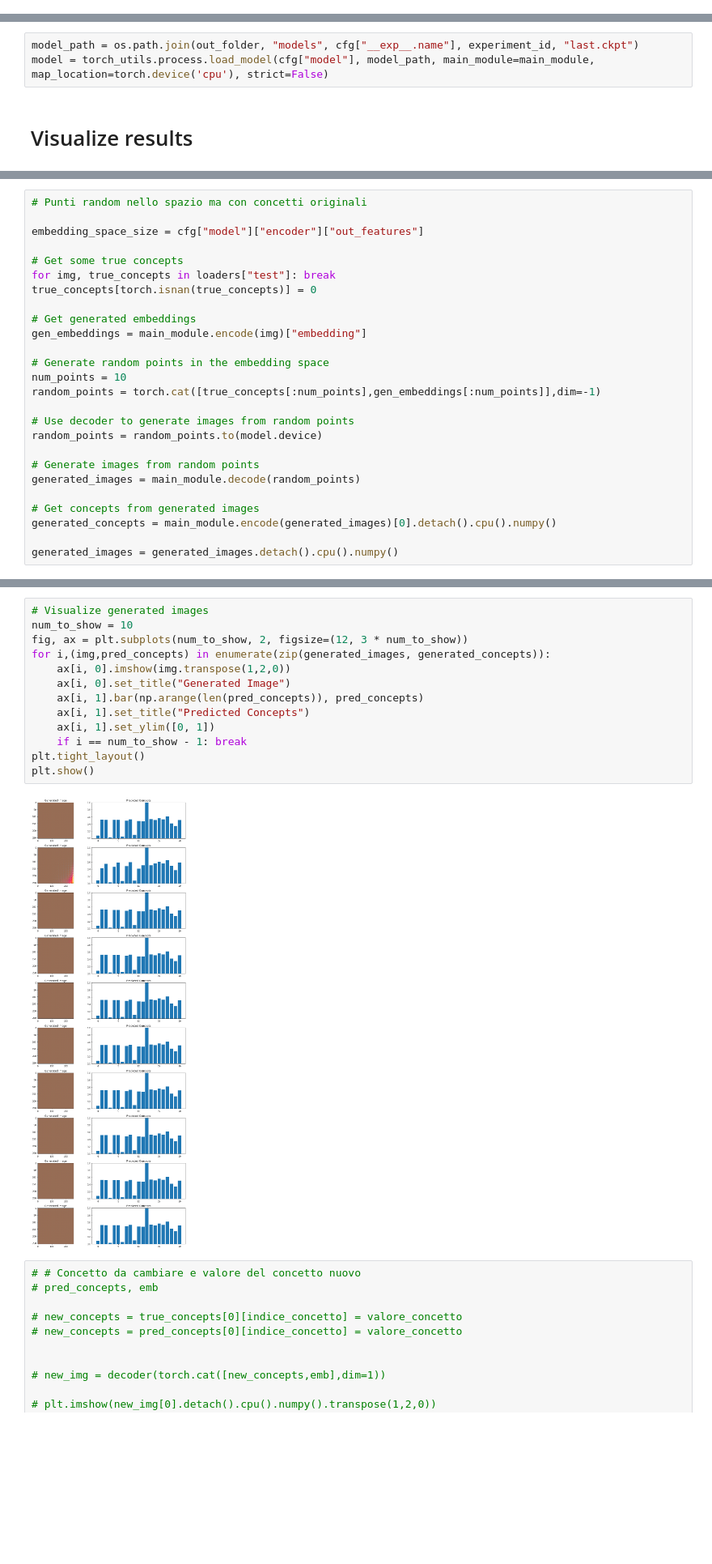
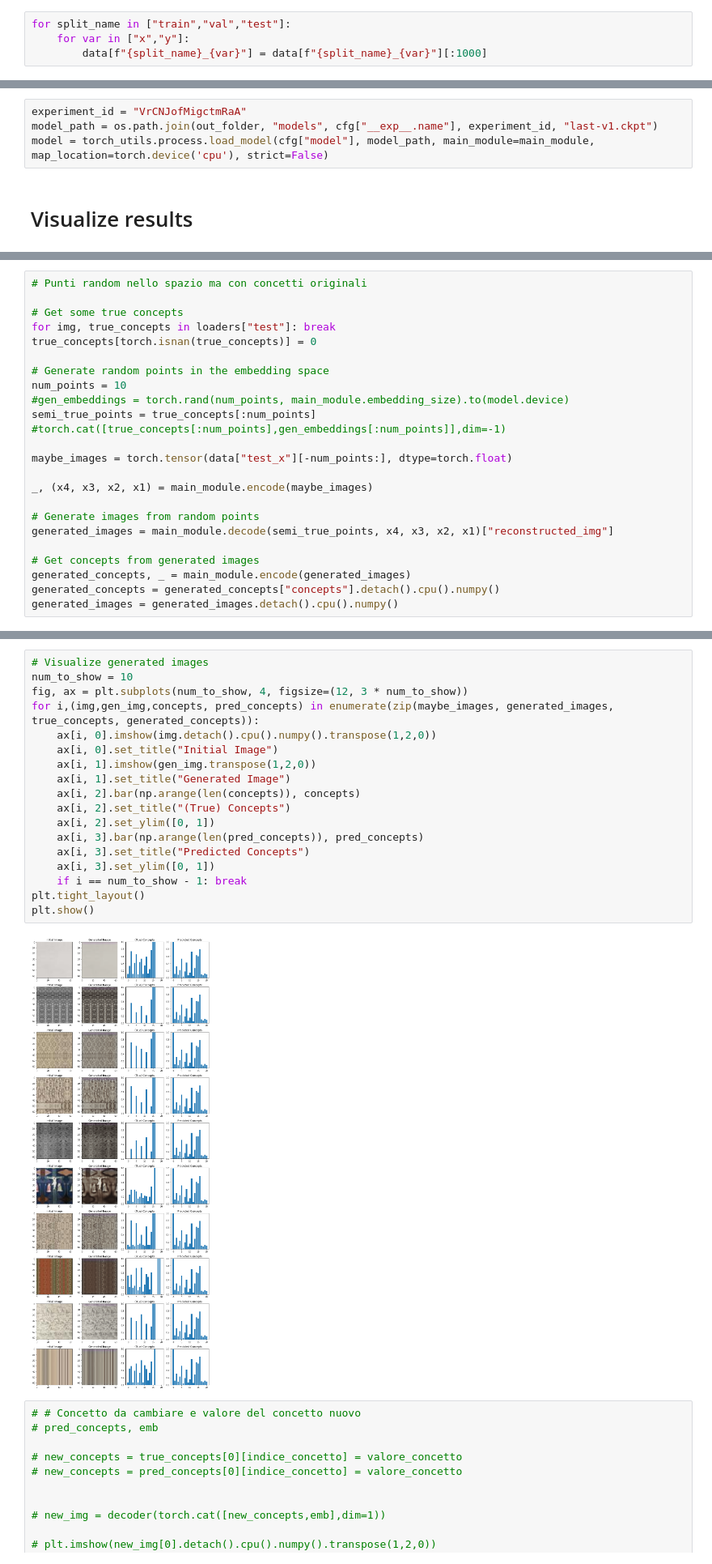
Before and after one commit to federicosiciliano/textaile, a Jupyter notebook: ntb/Visualize results.ipynb, the cells around one changed output, grey strips where cells are left out. Shown at 81% size. Saved outputs shown, nothing was run; the diff lists cells and outputs as text; blank space fills up the shorter version.

```diff
--- a/ntb/Visualize results.ipynb
+++ b/ntb/Visualize results.ipynb
@@ -256,3 +275,7 @@ Shape of test data:  (1, 3, 256, 256)
+# %%
+for split_name in ["train","val","test"]:
+    for var in ["x","y"]:
+        data[f"{split_name}_{var}"] = data[f"{split_name}_{var}"][:1000]
 # %%
 # Prepare data loaders for training using the loaded data and specified loader parameters
 loaders = torch_utils.preparation.prepare_data_loaders(data, **cfg["model"]["loader_params"])
@@ -388,7 +406,8 @@ Experiment already found: True ----> The experiment id is: D5J8aOi36lPeg9HD
 # %% [markdown]
 ## Load model
 # %%
-model_path = os.path.join(out_folder, "models", cfg["__exp__.name"], experiment_id, "last.ckpt")
+experiment_id = "VrCNJofMigctmRaA"
+model_path = os.path.join(out_folder, "models", cfg["__exp__.name"], experiment_id, "last-v1.ckpt")
 model = torch_utils.process.load_model(cfg["model"], model_path, main_module=main_module, map_location=torch.device('cpu'), strict=False)
 # %% [markdown]
 # Visualize results
@@ -445,26 +484,23 @@ generated_images = generated_images.detach().cpu().numpy()
 # %%
 # Punti random nello spazio ma con concetti originali
-
-embedding_space_size = cfg["model"]["encoder"]["out_features"]
 
 # Get some true concepts
 for img, true_concepts in loaders["test"]: break
 true_concepts[torch.isnan(true_concepts)] = 0
 
-# Get generated embeddings
-gen_embeddings = main_module.encode(img)["embedding"]
-
 # Generate random points in the embedding space
 num_points = 10
-random_points = torch.cat([true_concepts[:num_points],gen_embeddings[:num_points]],dim=-1)
+#gen_embeddings = torch.rand(num_points, main_module.embedding_size).to(model.device)
+semi_true_points = true_concepts[:num_points] #torch.cat([true_concepts[:num_points],gen_embeddings[:num_points]],dim=-1)
 
-# Use decoder to generate images from random points
-random_points = random_points.to(model.device)
+maybe_images = torch.tensor(data["test_x"][-num_points:], dtype=torch.float)
+
+_, (x4, x3, x2, x1) = main_module.encode(maybe_images)
 
 # Generate images from random points
-generated_images = main_module.decode(random_points)
+generated_images = main_module.decode(semi_true_points, x4, x3, x2, x1)["reconstructed_img"]
 
 # Get concepts from generated images
-generated_concepts = main_module.encode(generated_images)[0].detach().cpu().numpy()
-
+generated_concepts, _ = main_module.encode(generated_images)
+generated_concepts = generated_concepts["concepts"].detach().cpu().numpy()
 generated_images = generated_images.detach().cpu().numpy()
@@ -496,18 +507,23 @@ main_module.encode(img)
 # %%
 # Visualize generated images
 num_to_show = 10
-fig, ax = plt.subplots(num_to_show, 2, figsize=(12, 3 * num_to_show))
-for i,(img,pred_concepts) in enumerate(zip(generated_images, generated_concepts)):
-    ax[i, 0].imshow(img.transpose(1,2,0))
-    ax[i, 0].set_title("Generated Image")
-    ax[i, 1].bar(np.arange(len(pred_concepts)), pred_concepts)
-    ax[i, 1].set_title("Predicted Concepts")
-    ax[i, 1].set_ylim([0, 1])
+fig, ax = plt.subplots(num_to_show, 4, figsize=(12, 3 * num_to_show))
+for i,(img,gen_img,concepts, pred_concepts) in enumerate(zip(maybe_images, generated_images, true_concepts, generated_concepts)):
+    ax[i, 0].imshow(img.detach().cpu().numpy().transpose(1,2,0))
+    ax[i, 0].set_title("Initial Image")
+    ax[i, 1].imshow(gen_img.transpose(1,2,0))
+    ax[i, 1].set_title("Generated Image")
+    ax[i, 2].bar(np.arange(len(concepts)), concepts)
+    ax[i, 2].set_title("(True) Concepts")
+    ax[i, 2].set_ylim([0, 1])
+    ax[i, 3].bar(np.arange(len(pred_concepts)), pred_concepts)
+    ax[i, 3].set_title("Predicted Concepts")
+    ax[i, 3].set_ylim([0, 1])
     if i == num_to_show - 1: break
 plt.tight_layout()
 plt.show()
 # %% [output]
-[figure, old version]
+[figure, new version]
 # %%
 # # Concetto da cambiare e valore del concetto nuovo
 # pred_concepts, emb
```
Also changed, not shown: parts of 15 cells of this notebook, 16 other files.
